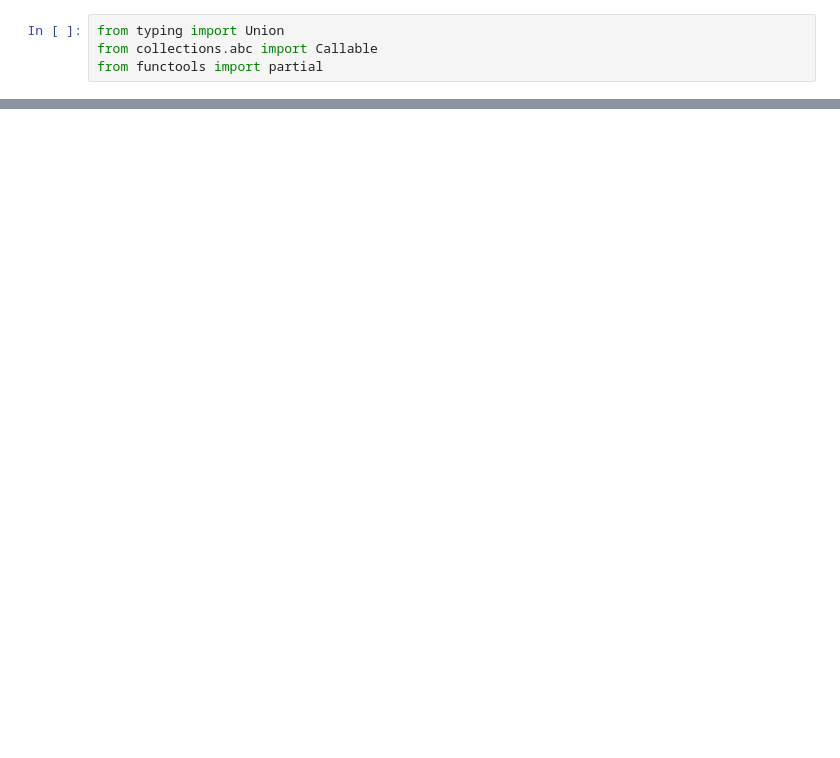
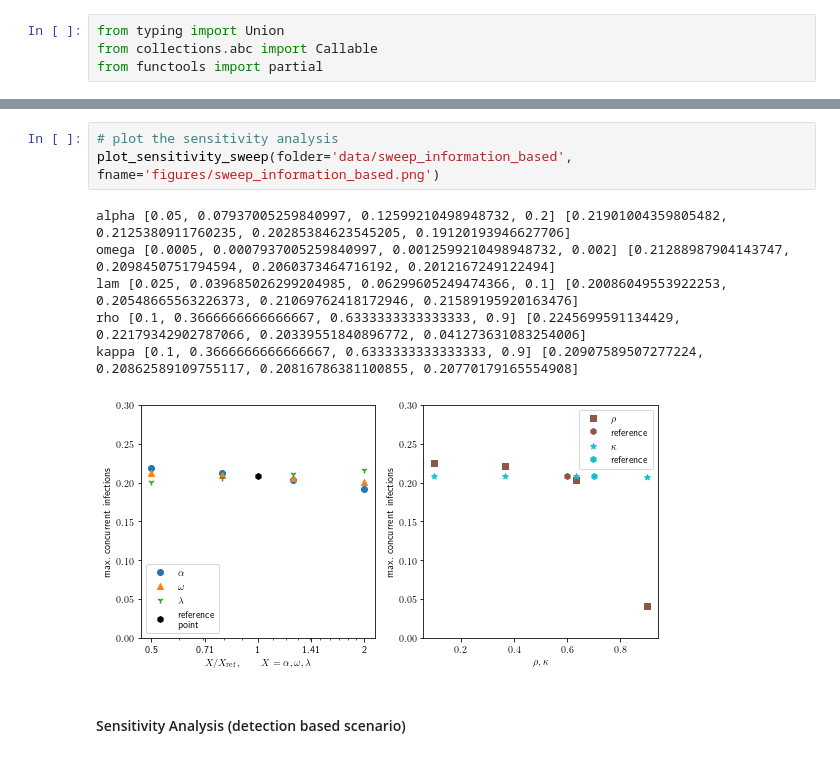
Before and after one commit to Mela/Information-Travel-and-Pandemics, a Jupyter notebook: main.ipynb, the cells around one changed output, grey strips where cells are left out. Cells and saved outputs as stored; diff of their text form; blank space fills up the shorter version.

```diff
--- a/main.ipynb
+++ b/main.ipynb
@@ -163,0 +305,12 @@ kappa [0.1, 0.2142857142857143, 0.3285714285714286, 0.44285714285714284, 0.55714
+# %%
+# plot the sensitivity analysis
+plot_sensitivity_sweep(folder='data/sweep_information_based', fname='figures/sweep_information_based.png')
+# %% [output]
+alpha [0.05, 0.07937005259840997, 0.12599210498948732, 0.2] [0.21901004359805482, 0.2125380911760235, 0.20285384623545205, 0.19120193946627706]
+omega [0.0005, 0.0007937005259840997, 0.0012599210498948732, 0.002] [0.21288987904143747, 0.2098450751794594, 0.2060373464716192, 0.2012167249122494]
+lam [0.025, 0.039685026299204985, 0.06299605249474366, 0.1] [0.20086049553922253, 0.20548665563226373, 0.21069762418172946, 0.21589195920163476]
+rho [0.1, 0.3666666666666667, 0.6333333333333333, 0.9] [0.2245699591134429, 0.22179342902787066, 0.20339551840896772, 0.041273631083254006]
+kappa [0.1, 0.3666666666666667, 0.6333333333333333, 0.9] [0.20907589507277224, 0.20862589109755117, 0.20816786381100855, 0.20770179165554908]
+[figure, added]
+# %% [markdown]
+#### Sensitivity Analysis (detection based scenario)
```
Also changed, not shown: parts of 56 cells of this notebook, 11 other files.
